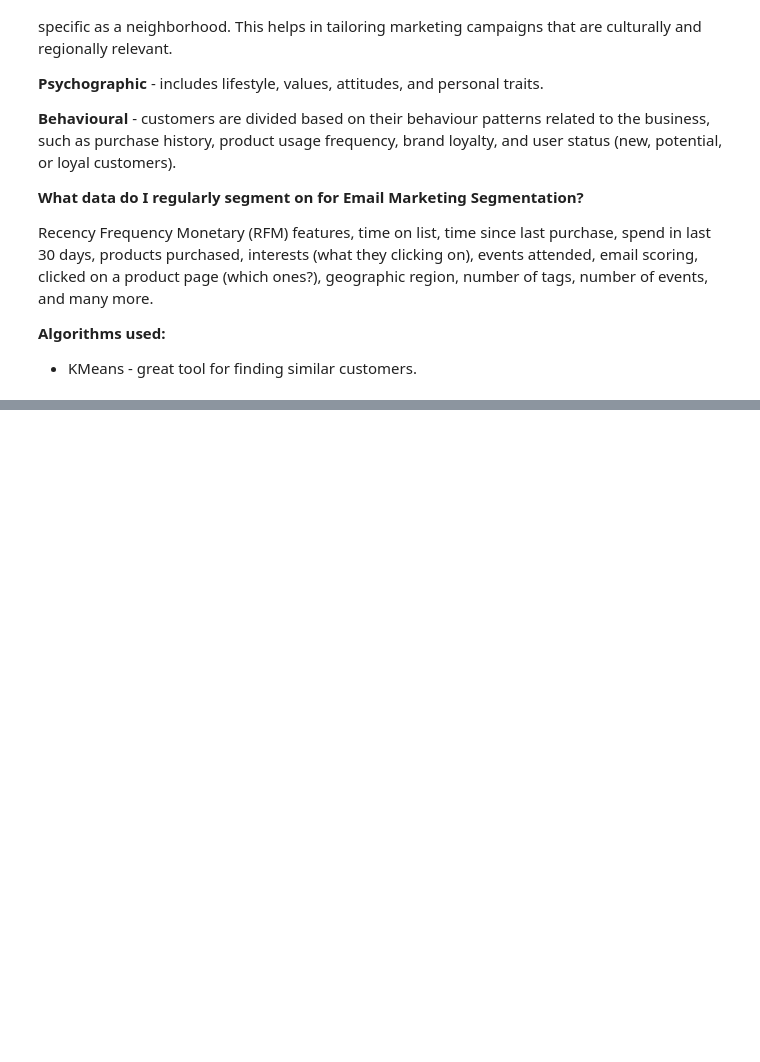
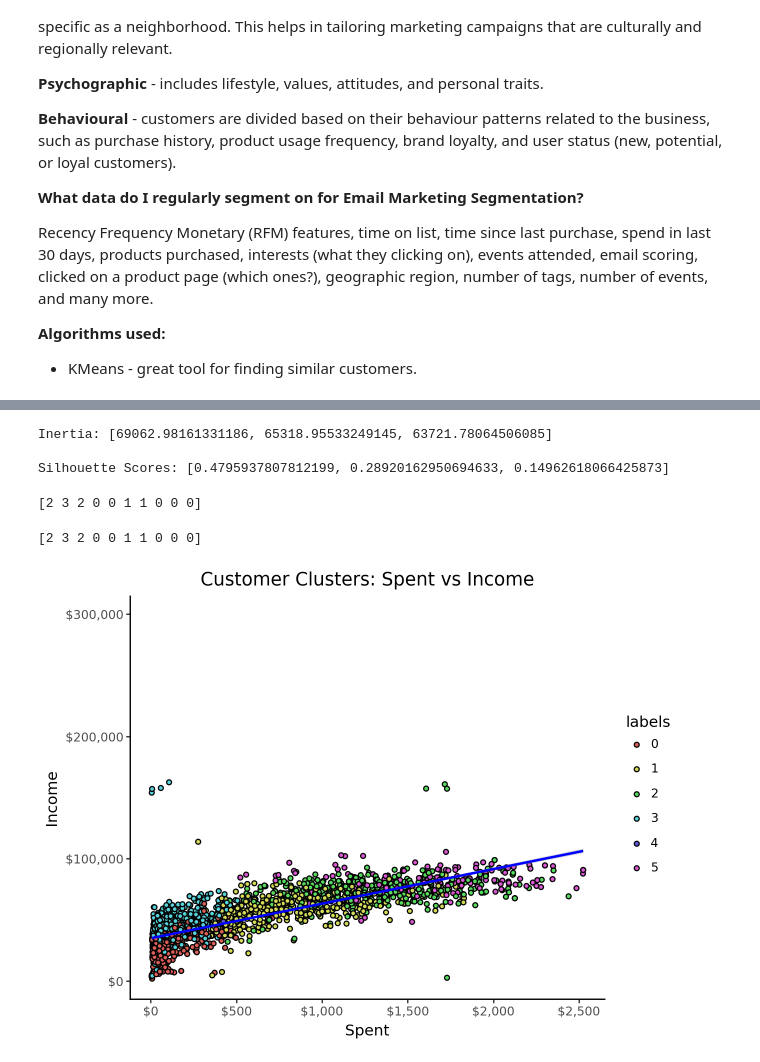
Before and after one commit to eddychetz/machine-learning-labs, a Jupyter notebook: lab-202-clustering/lab_202-clustering-for-customer-segmentation-with-KMeans.ipynb, the cells around one changed output, grey strips where cells are left out. Saved outputs shown, nothing was run; the diff lists cells and outputs as text; code cells hidden in the pictures; blank space fills up the shorter version.

```diff
--- a/lab-202-clustering/lab_202-clustering-for-customer-segmentation-with-KMeans.ipynb
+++ b/lab-202-clustering/lab_202-clustering-for-customer-segmentation-with-KMeans.ipynb
@@ -89,0 +109,5 @@ from sklearn.cluster import KMeans
+# %%
+# import data
+raw_df = pd.read_csv('./data/marketing_campaign.csv')
+print(raw_df.info())
+raw_df.head()
@@ -89,0 +168,4 @@ from sklearn.cluster import KMeans
+# %%
+# Features to use
+X = prepare_data(raw_df)
+X.head()
@@ -89,0 +180,30 @@ from sklearn.cluster import KMeans
+# %%
+n_clusters = range(2,8)
+inertia_errors = []
+silhouette_scores = []
+
+# Add `for` loop to train model and calculate inertia, silhouette score.
+for k in n_clusters:
+    # Build model
+    model = make_pipeline(
+        StandardScaler(),
+        KMeans(n_clusters=k, random_state=42)
+    )
+    # Train model
+    model.fit(X)
+    # Calculate inertia
+    inertia_errors.append(model.named_steps["kmeans"].inertia_)
+    # Calculate silhouette score
+    silhouette_scores.append(
+        silhouette_score(
+            X,
+            model.named_steps["kmeans"].labels_)
+    )
+
+print("Inertia:", inertia_errors[:3])
+print()
+print("Silhouette Scores:", silhouette_scores[:3])
+# %% [output]
+Inertia: [69062.98161331186, 65318.95533249145, 63721.78064506085]
+
+Silhouette Scores: [0.4795937807812199, 0.28920162950694633, 0.14962618066425873]
@@ -89,0 +231,30 @@ from sklearn.cluster import KMeans
+# %%
+# final_model labels
+final_model = make_pipeline(
+    StandardScaler(),
+    KMeans(n_clusters=6, random_state=42)
+)
+# Predict class labels
+labes = final_model.fit_predict(X)
+print(labels[:10])
+# %% [output]
+[2 3 2 0 0 1 1 0 0 0]
+# %%
+X['labels'] = final_model.named_steps["kmeans"].labels_
+print(labels[:10])
+# %% [output]
+[2 3 2 0 0 1 1 0 0 0]
+# %%
+import plotnine as pn
+from plotnine import *
+p = (
+    ggplot(X, aes(x='Spent', y='Income')) + geom_point(aes(fill = X['labels'].astype(str)))
+    )
+p = p + geom_smooth(color = "blue", se = True)
+p = p + scale_x_continuous(name='Spent', labels = lambda x: [f'${y:,.0f}' for y in x])
+p = p + scale_y_continuous(name='Income', labels = lambda x: [f'${x:,.0f}' for x in x], limits=(0,300_000))
+p = p + labs(title = "Customer Clusters: Spent vs Income") + theme_classic()
+# p = ggplotly(p)
+p.show()
+# %% [output]
+[figure, added]
```
Also changed, not shown: parts of 8 cells of this notebook, 32 other files.
